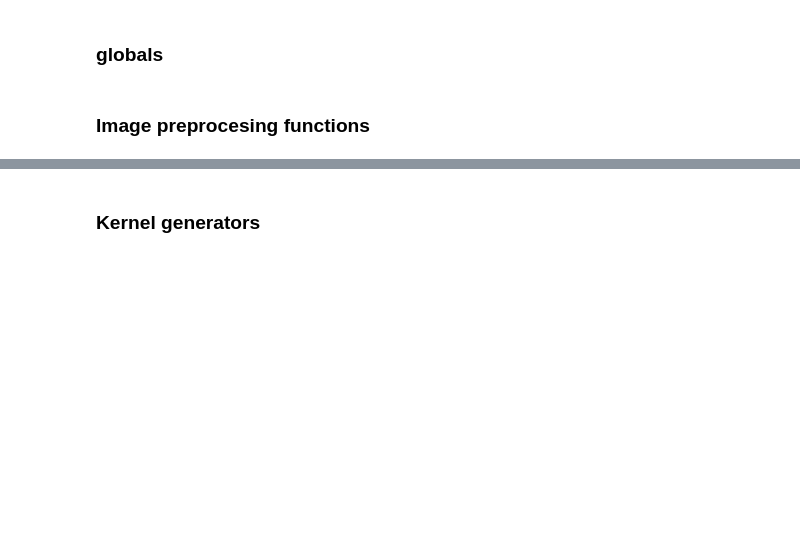
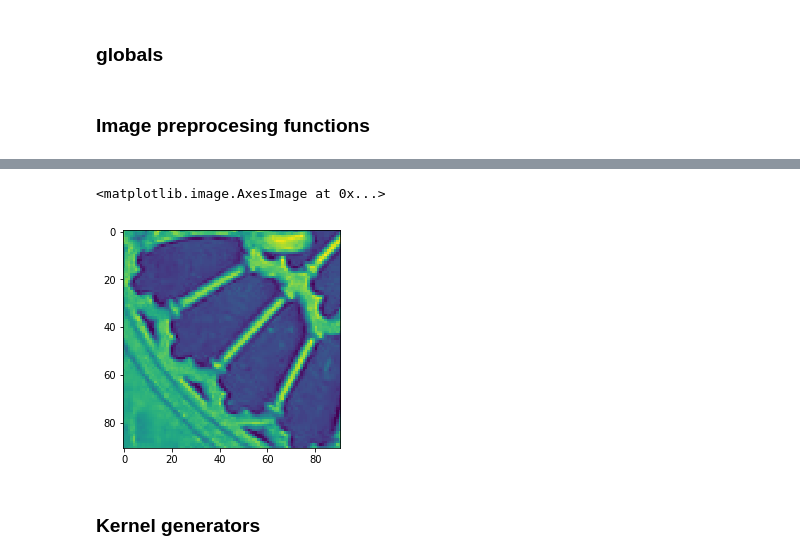
Before and after one commit to jdzejdzej/ComputerVision, a Jupyter notebook: lab_5/lab5.ipynb, the cells around one changed output, grey strips where cells are left out. Drawn from its saved outputs; the diff is of its cells as text; code cells hidden in the pictures; blank space fills up the shorter version.

```diff
--- a/lab_5/lab5.ipynb
+++ b/lab_5/lab5.ipynb
@@ -78,3 +88,8 @@ def extract_patch(img, pos, angle=0, scale=1, R=PATCH_R):
+# %%
+imshow(extract_patch(rgb2y(notre_dame), [850, 1250], 90, 1, 45))
+# %% [output]
+<matplotlib.image.AxesImage at 0x...>
+[figure, added]
 # %% [markdown]
 ### Kernel generators
 # %%
```
Also changed, not shown: parts of 32 cells of this notebook, 37 other files.
